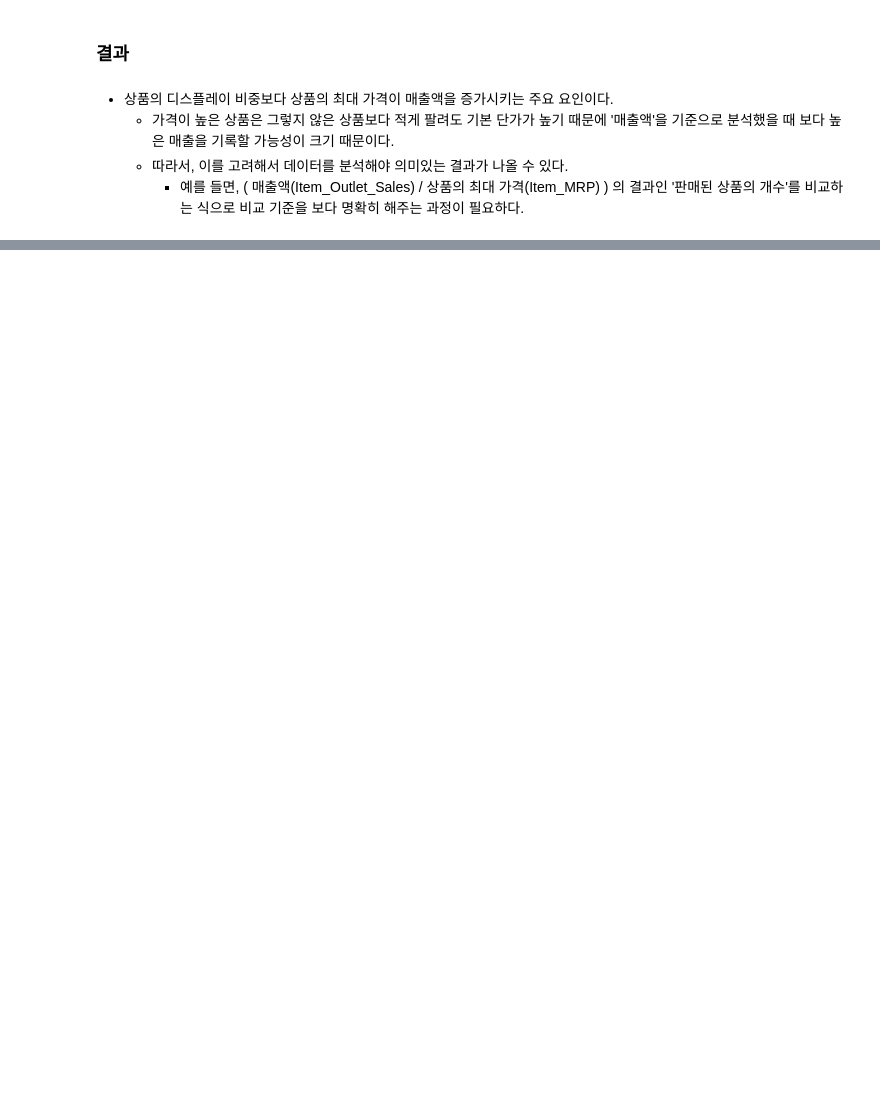
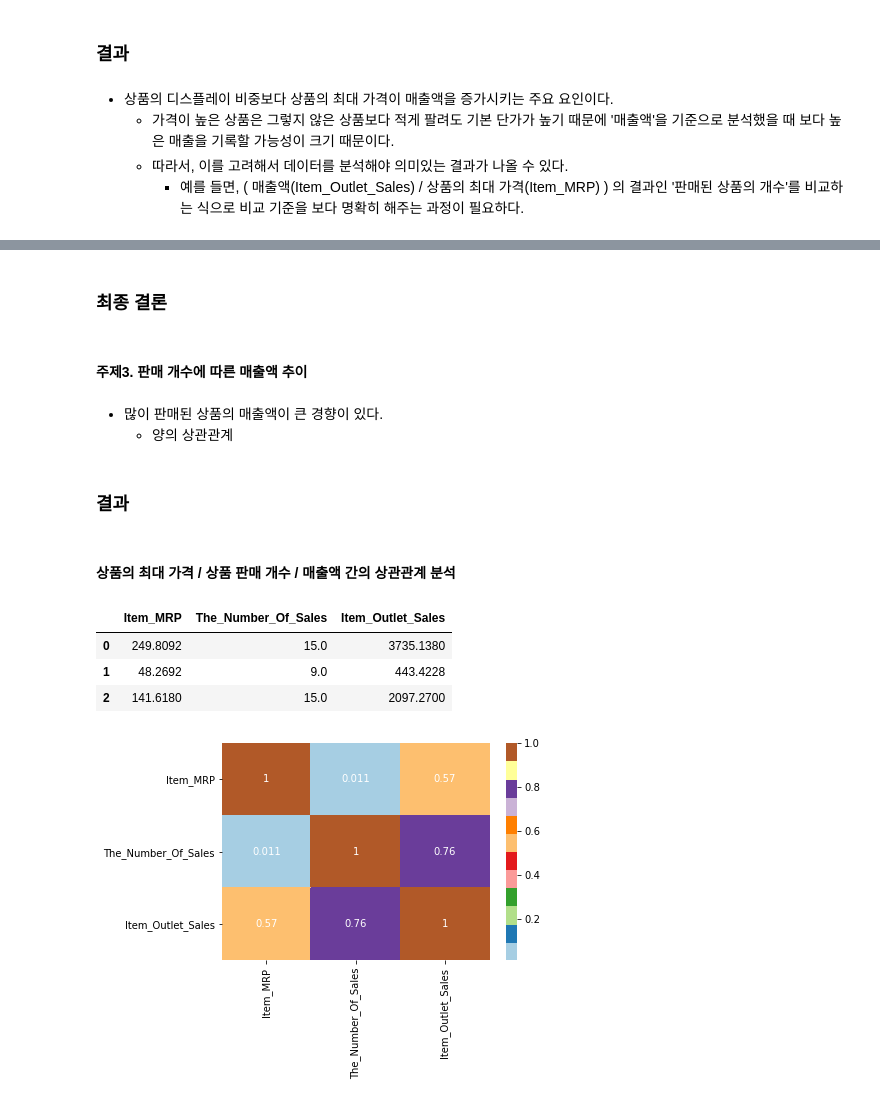
Before and after one commit to 1unasy/MachineLearning-2021-12, a Jupyter notebook: 04.회귀/07.과제_Bigmart_Sales_Prediction.ipynb, the cells around one changed output, grey strips where cells are left out. Cells and saved outputs as stored; diff of their text form; code cells hidden in the pictures; blank space fills up the shorter version.

```diff
--- a/04.회귀/07.과제_Bigmart_Sales_Prediction.ipynb
+++ b/04.회귀/07.과제_Bigmart_Sales_Prediction.ipynb
@@ -358,0 +432,29 @@ df.head()
+# %% [markdown]
+### 최종 결론
+# %% [markdown]
+#### 주제3. 판매 개수에 따른 매출액 추이
+# %% [markdown]
+- 많이 판매된 상품의 매출액이 큰 경향이 있다.
+    - 양의 상관관계
+# %% [markdown]
+### 결과
+# %% [markdown]
+#### 상품의 최대 가격 / 상품 판매 개수 / 매출액 간의 상관관계 분석
+# %%
+# 필요한 데이터 추출
+df1 = df.iloc[:,[4,5,-1]]
+df1.head(3)
+# %% [output]
+|  | Item_MRP | The_Number_Of_Sales | Item_Outlet_Sales |
+| 0 | 249.8092 | 15.0 | 3735.1380 |
+| 1 | 48.2692 | 9.0 | 443.4228 |
+| 2 | 141.6180 | 15.0 | 2097.2700 |
+# %%
+# 상관관계 분석
+corr_df = df1.corr()
+# %%
+# seaborn 으로 heatmap 그려서 세 변수 간 상관관계 분석
+ax = sns.heatmap(corr_df, annot=True, annot_kws=dict(color='w'), cmap='Paired')
+plt.show()
+# %% [output]
+[figure, added]
```
Also changed, not shown: parts of 17 cells of this notebook.
